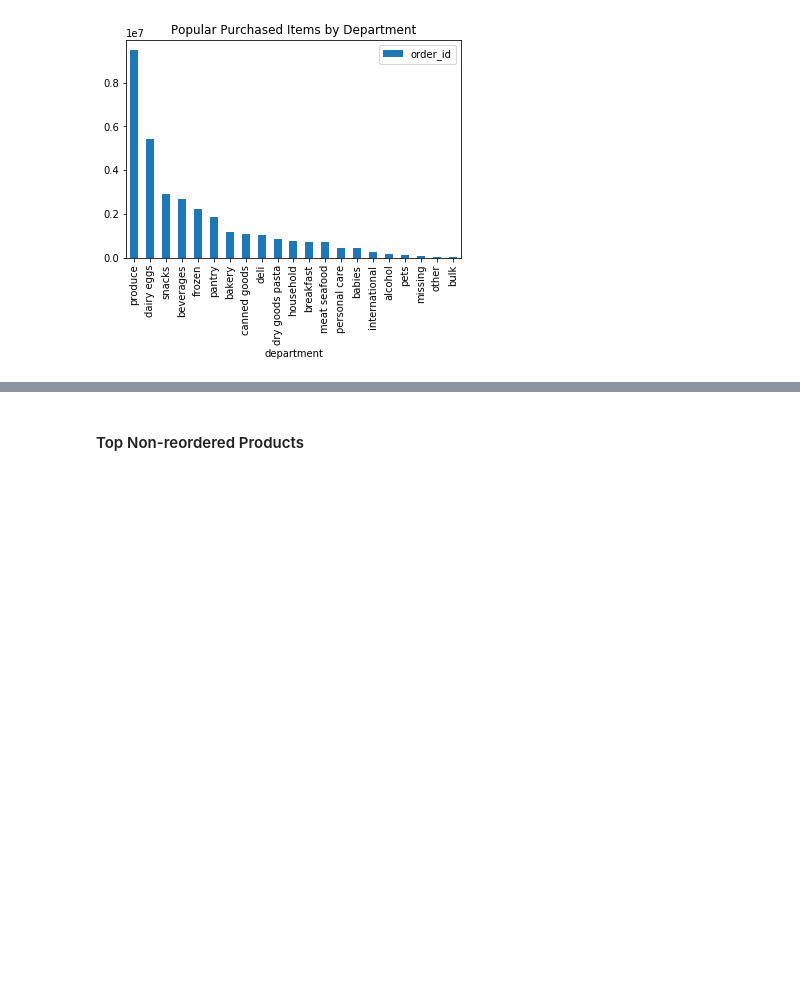
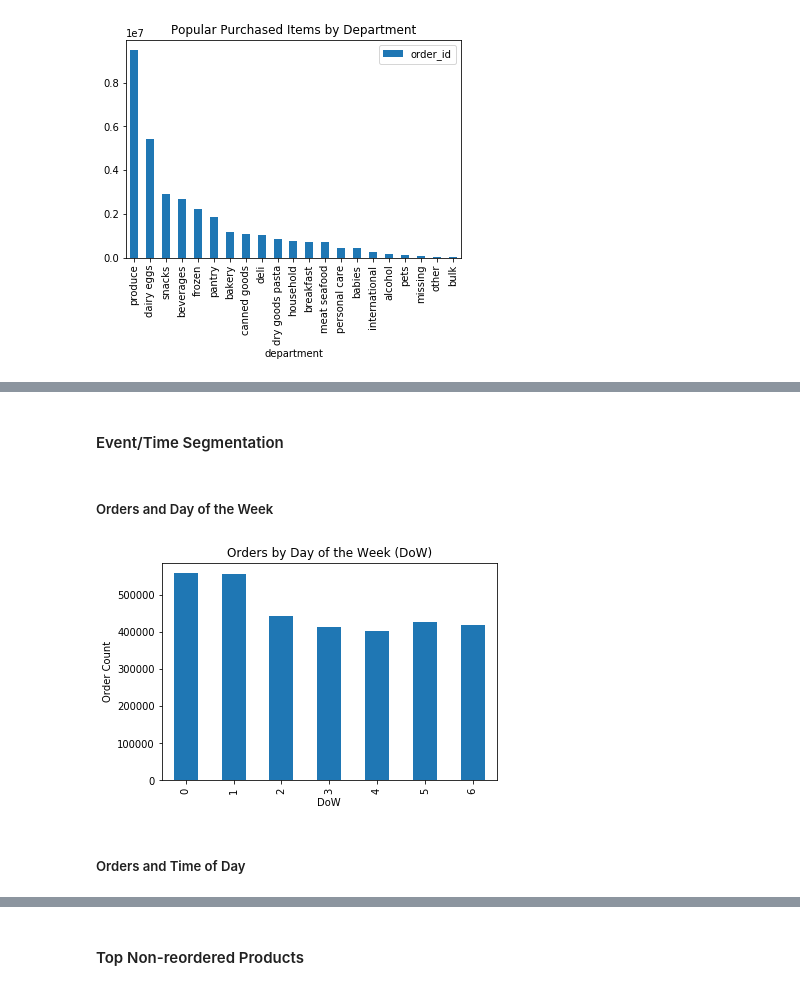
Before and after one commit to CloudChaoszero/Instacart-Product-AnalysisAndInference, a Jupyter notebook: Analytics/Instacart-Data-Analytics.ipynb, the cells around one changed output, grey strips where cells are left out. Drawn from its saved outputs; the diff is of its cells as text; code cells hidden in the pictures; blank space fills up the shorter version.

```diff
--- a/Analytics/Instacart-Data-Analytics.ipynb
+++ b/Analytics/Instacart-Data-Analytics.ipynb
@@ -184,0 +229,24 @@ but what about through particular segments? Moreover, what is the re-order ratio
+# %% [markdown]
+#### Event/Time Segmentation
+# %% [markdown]
+##### Orders and Day of the Week
+# %%
+ordersAndProducts_TimeDf = order_products_prior.merge( \
+        ordersDf_prior, how='left', on =['order_id','order_id'])\
+        .merge(productsDf, how='left', on =['product_id','product_id'])
+# %%
+orders_timeDf_nonDuplicates = ordersAndProducts_TimeDf.drop_duplicates('order_id')[[\
+        'order_id','order_dow']]
+orders_timeDf_nonDuplicates.reset_index(inplace=True,drop = True)
+# %%
+orders_timeDf_nonDuplicates.groupby(['order_dow'])\
+        .count()\
+        .plot(kind='bar',legend =False)
+plt.title('Orders by Day of the Week (DoW)')
+plt.ylabel('Order Count')
+plt.xlabel('DoW')
+plt.show()
+# %% [output]
+[figure, added]
+# %% [markdown]
+##### Orders and Time of Day
```
Also changed, not shown: parts of 20 cells of this notebook.
